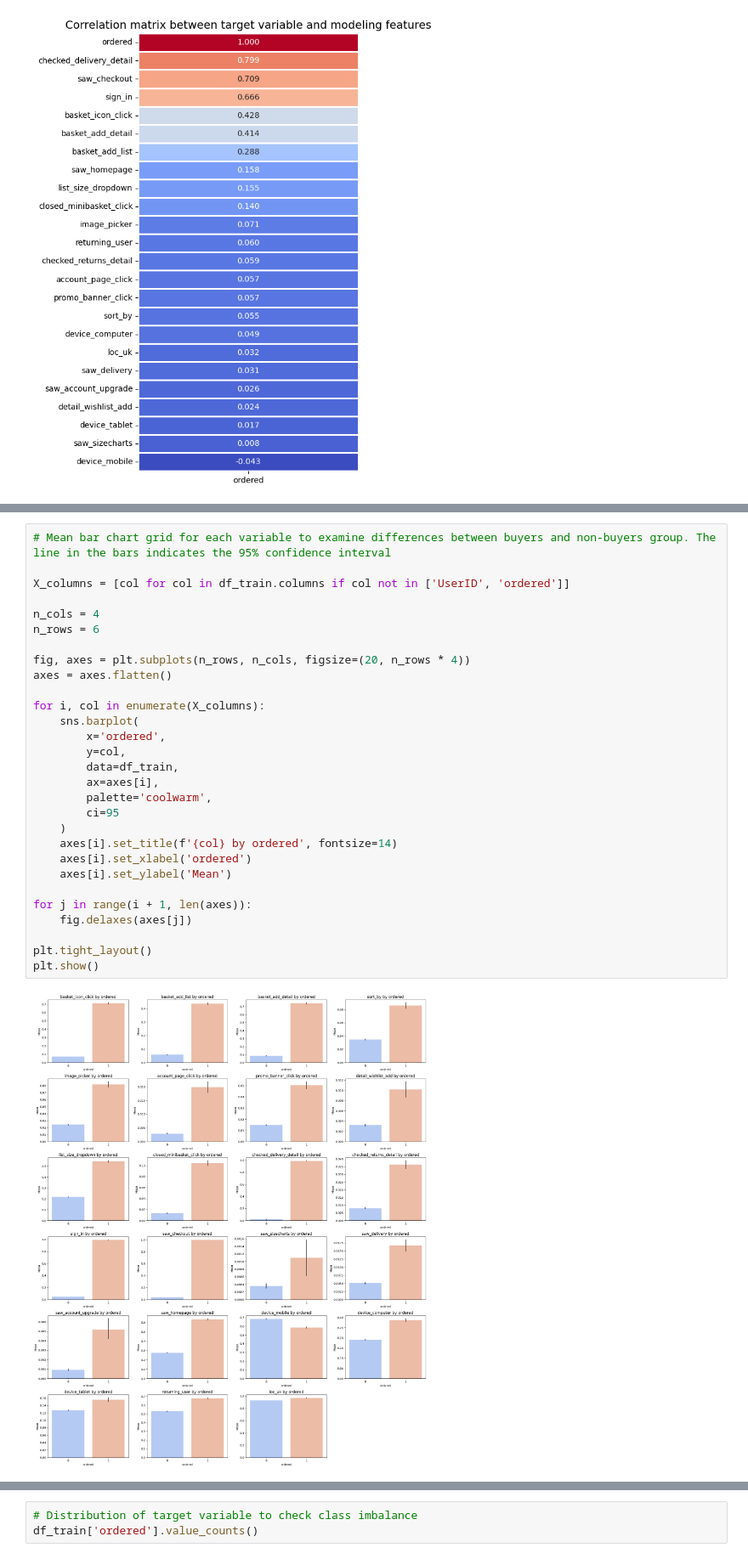
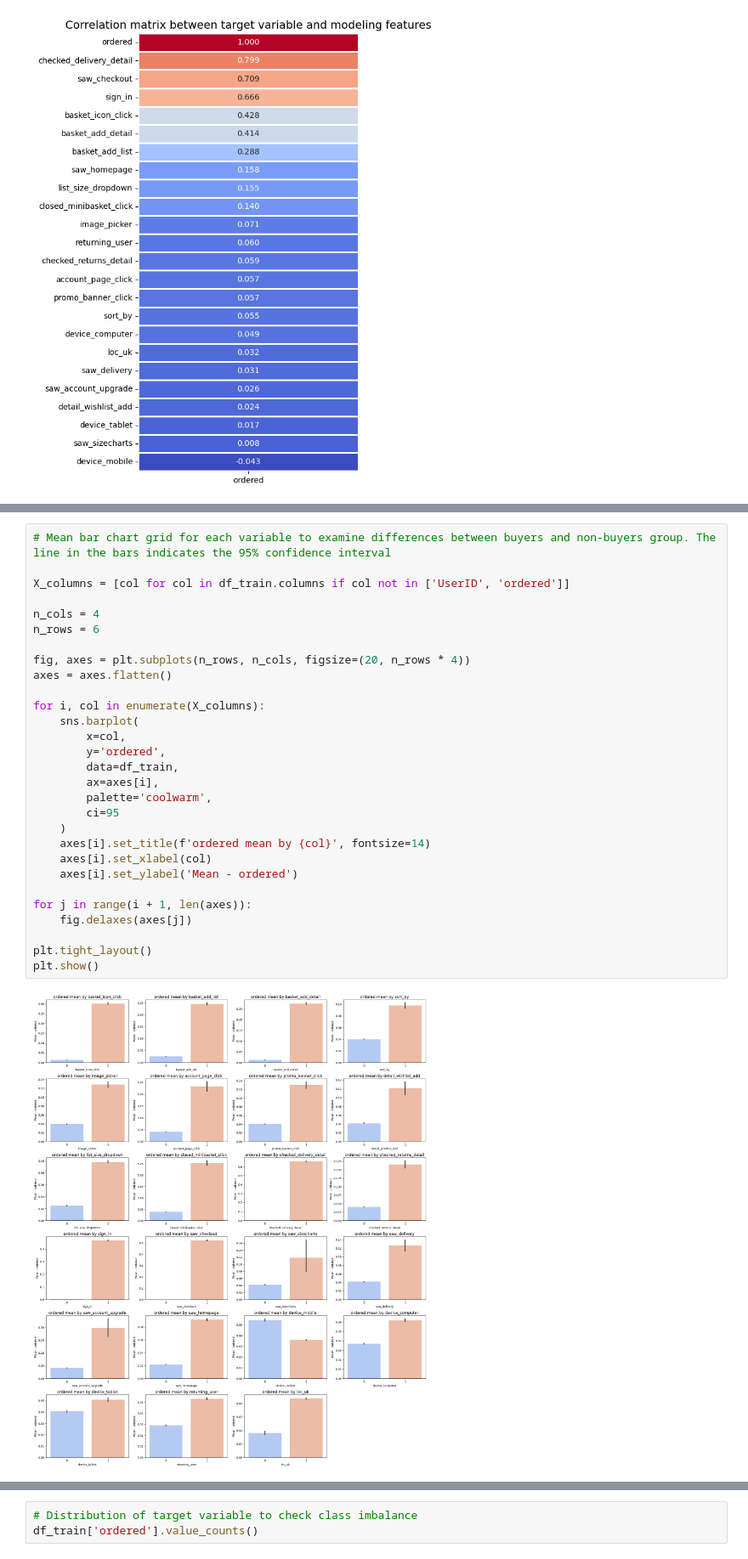
Before and after one commit to PiotrMiernik/Online-shop-purchase-prediction-and-users-segmentation, a Jupyter notebook: EDA and data preprocessing.ipynb, the cells around one changed output, grey strips where cells are left out. Shown at 85% size. Saved outputs shown, nothing was run; the diff lists cells and outputs as text.

```diff
--- a/EDA and data preprocessing.ipynb
+++ b/EDA and data preprocessing.ipynb
@@ -160,34 +172,34 @@ plt.show()
 # %%
 # Mean bar chart grid for each variable to examine differences between buyers and non-buyers group. The line in the bars indicates the 95% confidence interval
 
 X_columns = [col for col in df_train.columns if col not in ['UserID', 'ordered']]
 
 n_cols = 4
 n_rows = 6
 
 fig, axes = plt.subplots(n_rows, n_cols, figsize=(20, n_rows * 4))
 axes = axes.flatten()
 
 for i, col in enumerate(X_columns):
     sns.barplot(
-        x='ordered',
-        y=col,
+        x=col,
+        y='ordered',
         data=df_train,
         ax=axes[i],
         palette='coolwarm',
         ci=95
     )
-    axes[i].set_title(f'{col} by ordered', fontsize=14)
-    axes[i].set_xlabel('ordered')
-    axes[i].set_ylabel('Mean')
+    axes[i].set_title(f'ordered mean by {col}', fontsize=14)
+    axes[i].set_xlabel(col)
+    axes[i].set_ylabel('Mean - ordered')
 
 for j in range(i + 1, len(axes)):
     fig.delaxes(axes[j])
 
 plt.tight_layout()
 plt.show()
 # %% [output]
-[figure, old version]
+[figure, new version]
 # %%
 """
 U Manna-Whitneya test (non-parametric statistical test used to compare differences between two independent groups
```
Also changed, not shown: parts of 7 cells of this notebook, 1 other file.
